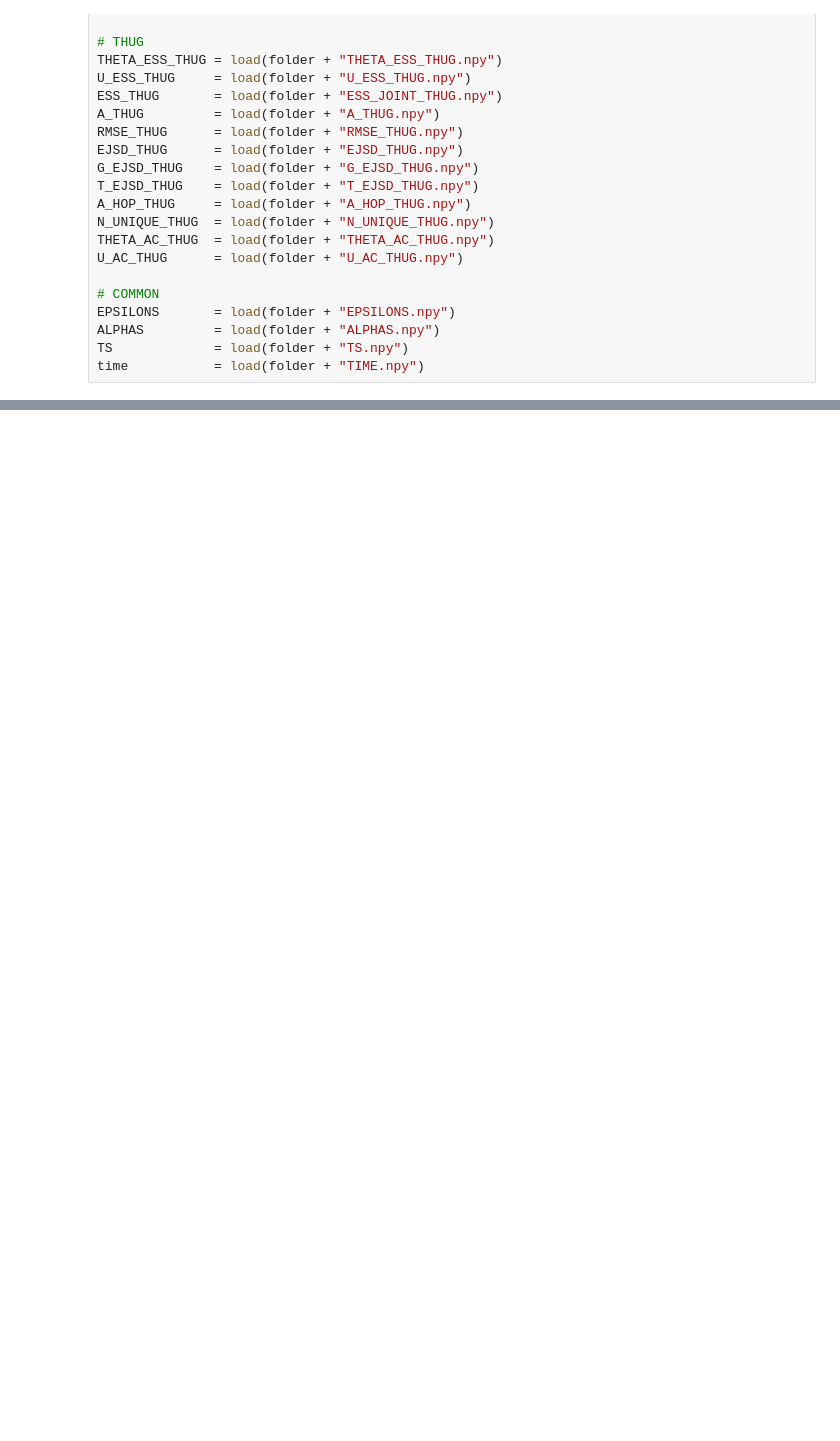
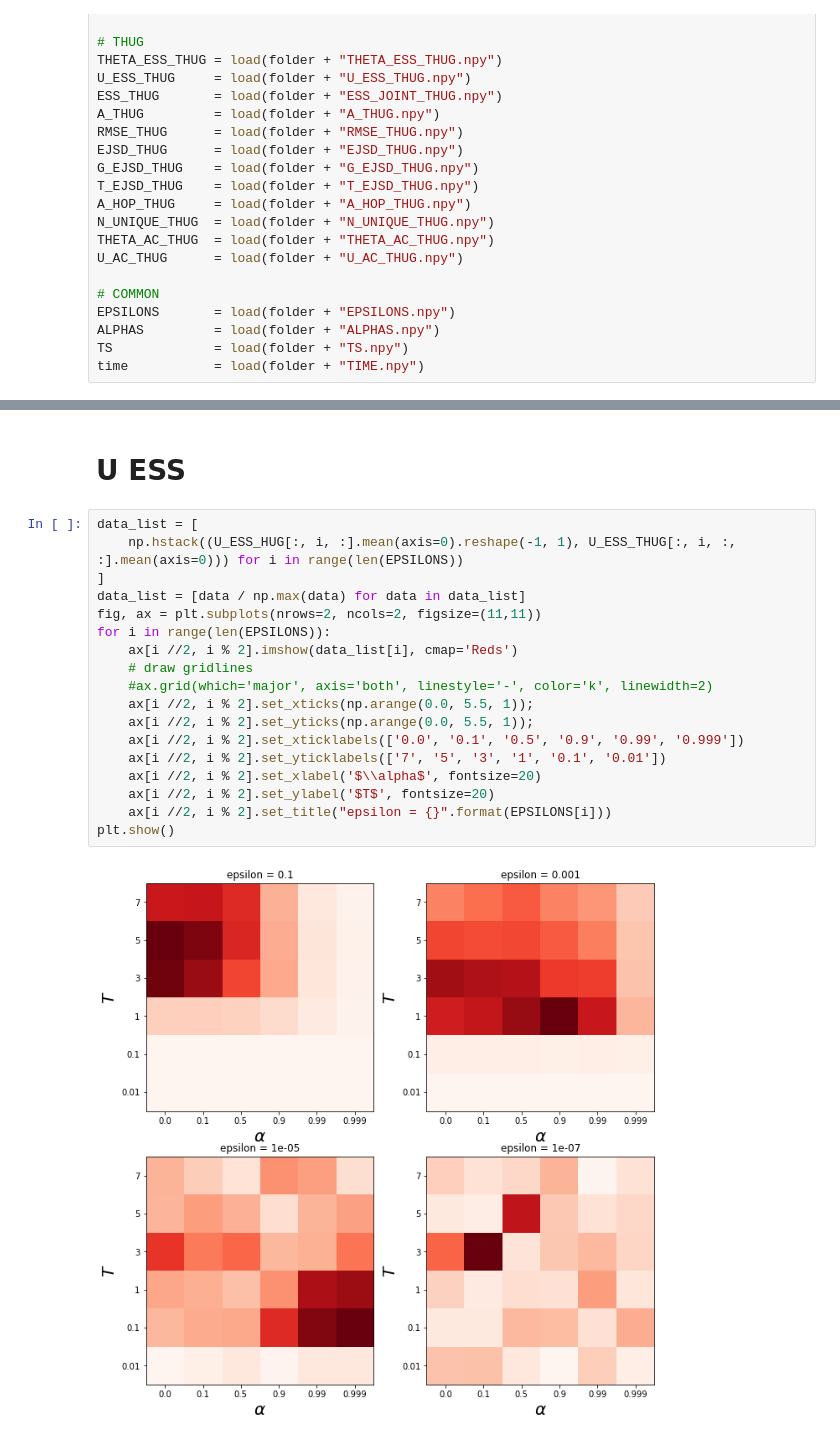
Before and after one commit to MauroCE/ManifoldSampling, a Jupyter notebook: EXPERIMENT 13 - FULL GRID SEARCH.ipynb, the cells around one changed output, grey strips where cells are left out. Cells and saved outputs as stored; diff of their text form; blank space fills up the shorter version.

```diff
--- a/EXPERIMENT 13 - FULL GRID SEARCH.ipynb
+++ b/EXPERIMENT 13 - FULL GRID SEARCH.ipynb
@@ -61,0 +64,22 @@ plt.show()
+# %% [markdown]
+# U ESS
+# %%
+data_list = [
+    np.hstack((U_ESS_HUG[:, i, :].mean(axis=0).reshape(-1, 1), U_ESS_THUG[:, i, :, :].mean(axis=0))) for i in range(len(EPSILONS))
+]
+data_list = [data / np.max(data) for data in data_list]
+fig, ax = plt.subplots(nrows=2, ncols=2, figsize=(11,11))
+for i in range(len(EPSILONS)):
+    ax[i //2, i % 2].imshow(data_list[i], cmap='Reds')
+    # draw gridlines
+    #ax.grid(which='major', axis='both', linestyle='-', color='k', linewidth=2)
+    ax[i //2, i % 2].set_xticks(np.arange(0.0, 5.5, 1));
+    ax[i //2, i % 2].set_yticks(np.arange(0.0, 5.5, 1));
+    ax[i //2, i % 2].set_xticklabels(['0.0', '0.1', '0.5', '0.9', '0.99', '0.999'])
+    ax[i //2, i % 2].set_yticklabels(['7', '5', '3', '1', '0.1', '0.01'])
+    ax[i //2, i % 2].set_xlabel('$\\alpha$', fontsize=20)
+    ax[i //2, i % 2].set_ylabel('$T$', fontsize=20)
+    ax[i //2, i % 2].set_title("epsilon = {}".format(EPSILONS[i]))
+plt.show()
+# %% [output]
+[figure, added]
```
Also changed, not shown: parts of 11 cells of this notebook, 1 other file.
